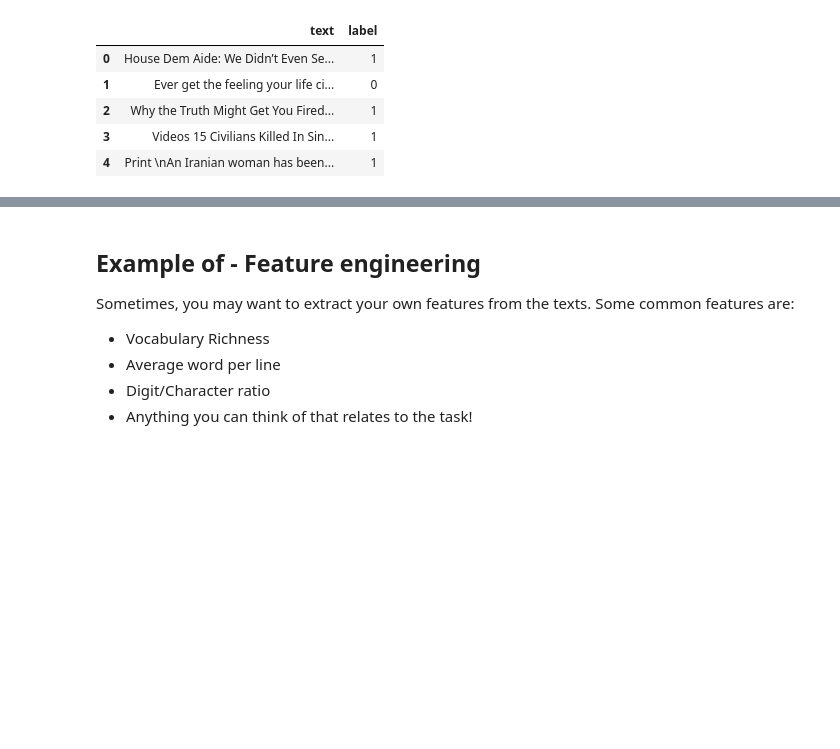
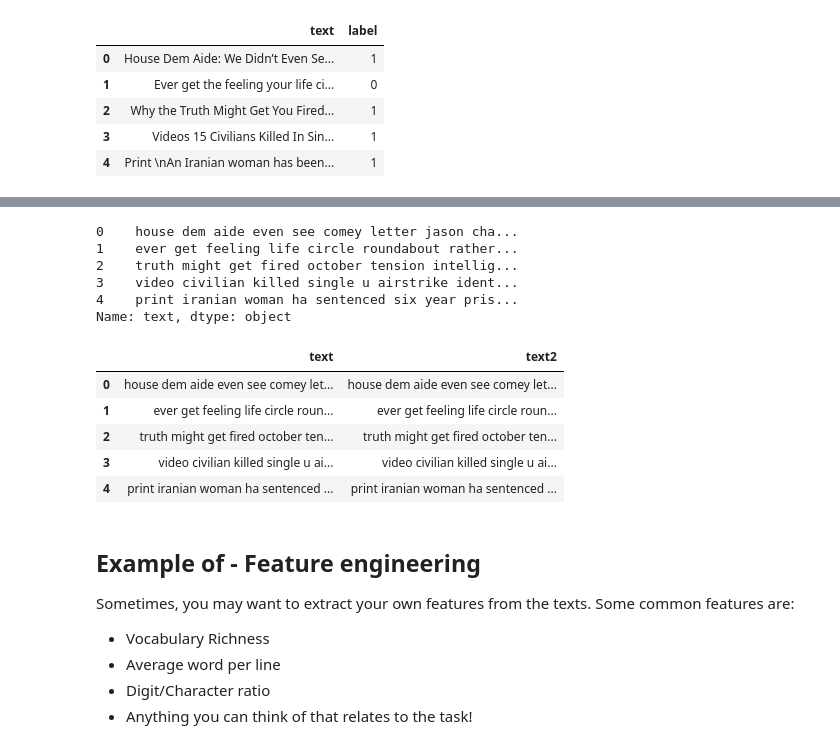
Before and after one commit to hdavis44/CrypKey, a Jupyter notebook: notebooks/MN_preprocess-to-class.ipynb, the cells around one changed output, grey strips where cells are left out. Cells and saved outputs as stored; diff of their text form; code cells hidden in the pictures; blank space fills up the shorter version.

```diff
--- a/notebooks/MN_preprocess-to-class.ipynb
+++ b/notebooks/MN_preprocess-to-class.ipynb
@@ -333,3 +371,25 @@ Name: text, dtype: object
+# %%
+processor = TextPreprocessor()
+processor.fit(XX_test)
+processor.transform(XX_test)
+# %% [output]
+0    house dem aide even see comey letter jason cha...
+1    ever get feeling life circle roundabout rather...
+2    truth might get fired october tension intellig...
+3    video civilian killed single u airstrike ident...
+4    print iranian woman ha sentenced six year pris...
+Name: text, dtype: object
+# %%
+processor = TextPreprocessor()
+processor.fit(X2_test)
+processor.transform(X2_test)
+# %% [output]
+|  | text | text2 |
+| 0 | house dem aide even see comey let... | house dem aide even see comey let... |
+| 1 | ever get feeling life circle roun... | ever get feeling life circle roun... |
+| 2 | truth might get fired october ten... | truth might get fired october ten... |
+| 3 | video civilian killed single u ai... | video civilian killed single u ai... |
+| 4 | print iranian woman ha sentenced ... | print iranian woman ha sentenced ... |
 # %% [markdown]
 ## Example of - Feature engineering
 Sometimes, you may want to extract your own features from the texts. Some common features are:
```
Also changed, not shown: parts of 9 cells of this notebook.
